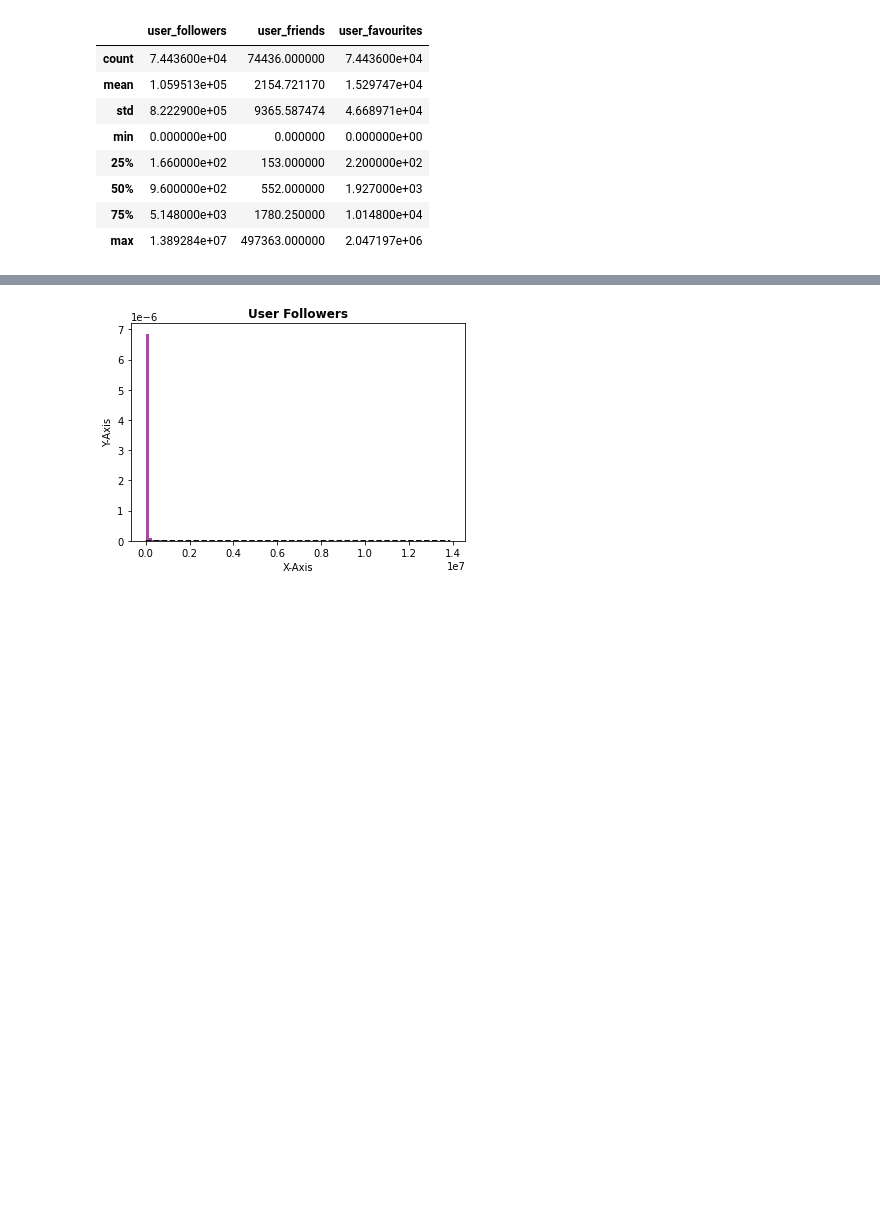
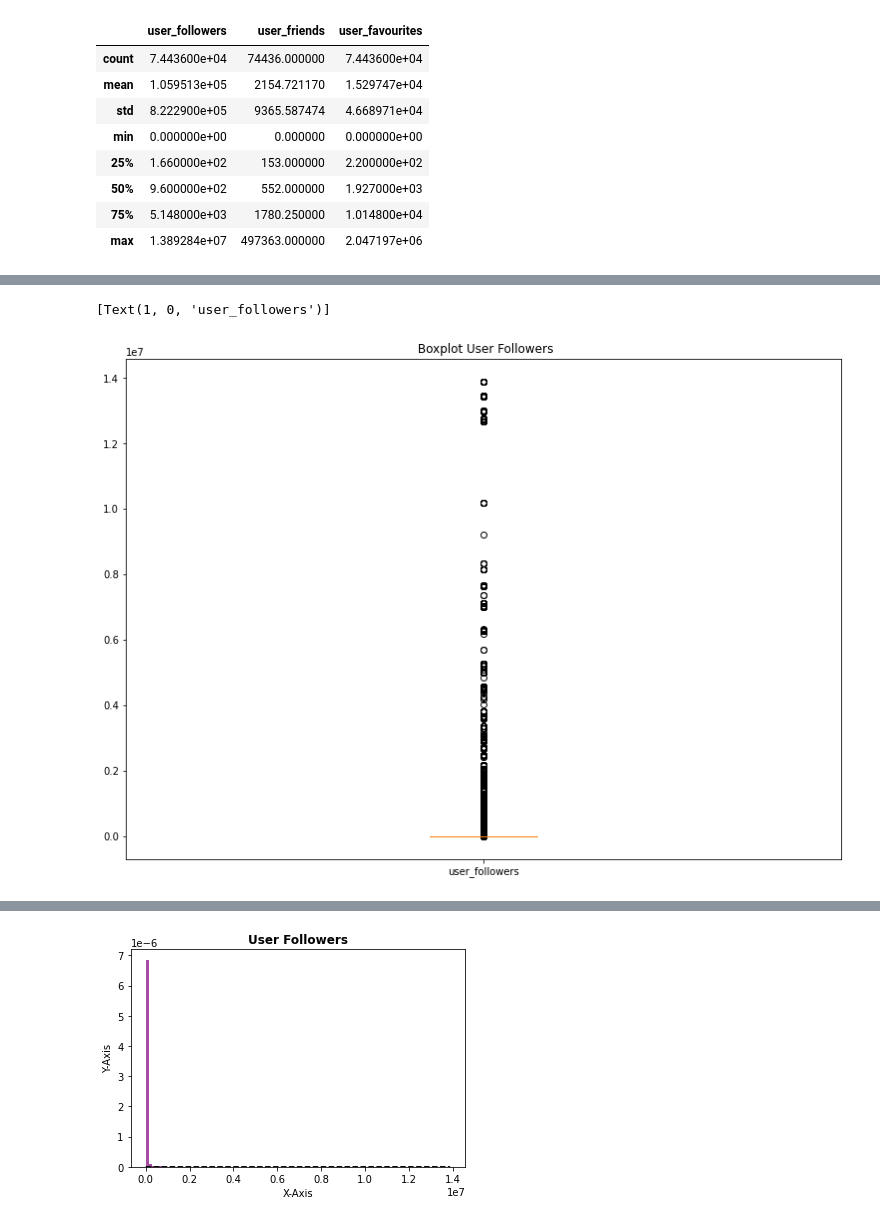
Before and after one commit to morrisshm/arte-de-analitica, a Jupyter notebook: Reto_analitica_equipo_8.ipynb, the cells around one changed output, grey strips where cells are left out. Cells and saved outputs as stored; diff of their text form; code cells hidden in the pictures; blank space fills up the shorter version.

```diff
--- a/Reto_analitica_equipo_8.ipynb
+++ b/Reto_analitica_equipo_8.ipynb
@@ -97,0 +96,11 @@ df.describe(include=np.object).transpose()
+# %%
+columna_1 = df["user_followers"]
+myData = [columna_1]
+fig = plt.figure(figsize =(10, 7))
+ax = fig.add_axes([0, 0, 1, 1])
+bp = ax.boxplot(myData)
+plt.title(" Boxplot User Followers")
+ax.set_xticklabels(['user_followers'])
+# %% [output]
+[Text(1, 0, 'user_followers')]
+[figure, added]
```
Also changed, not shown: parts of 6 cells of this notebook.
